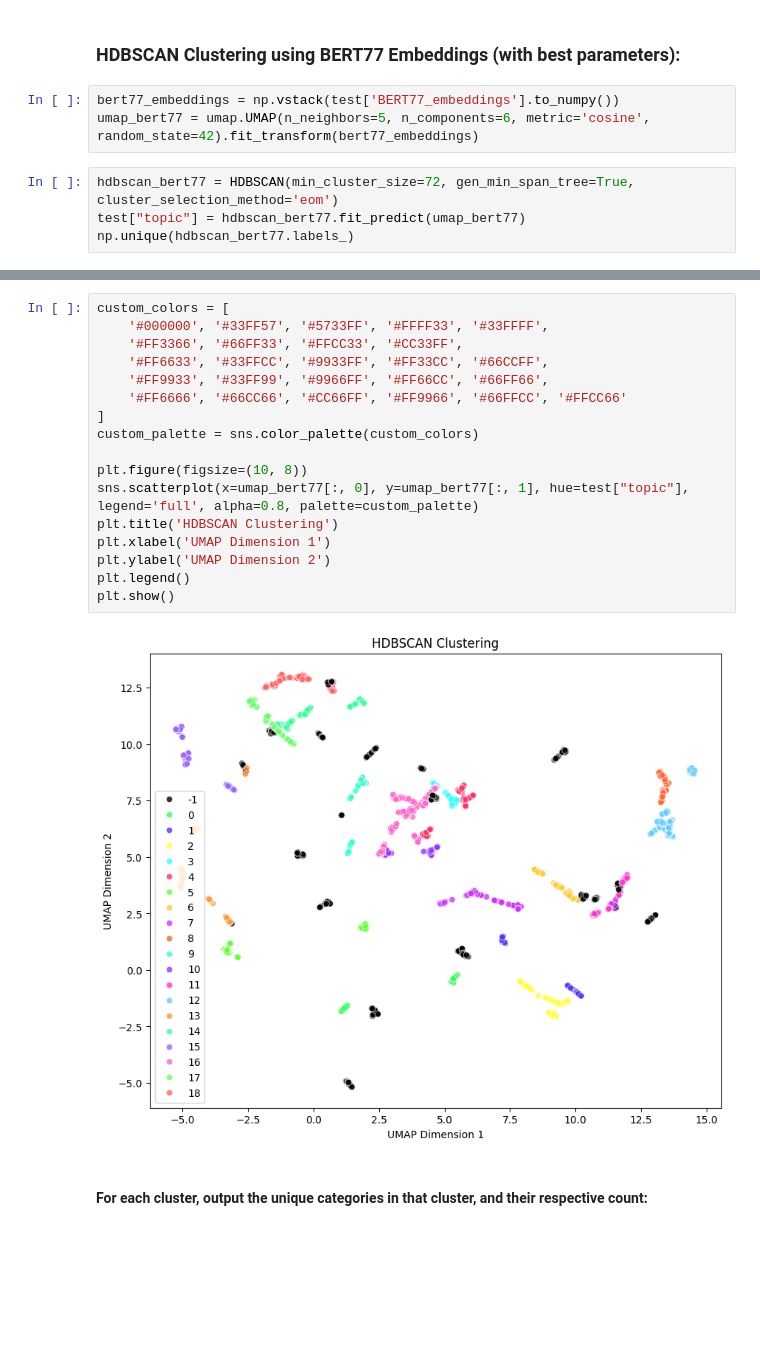
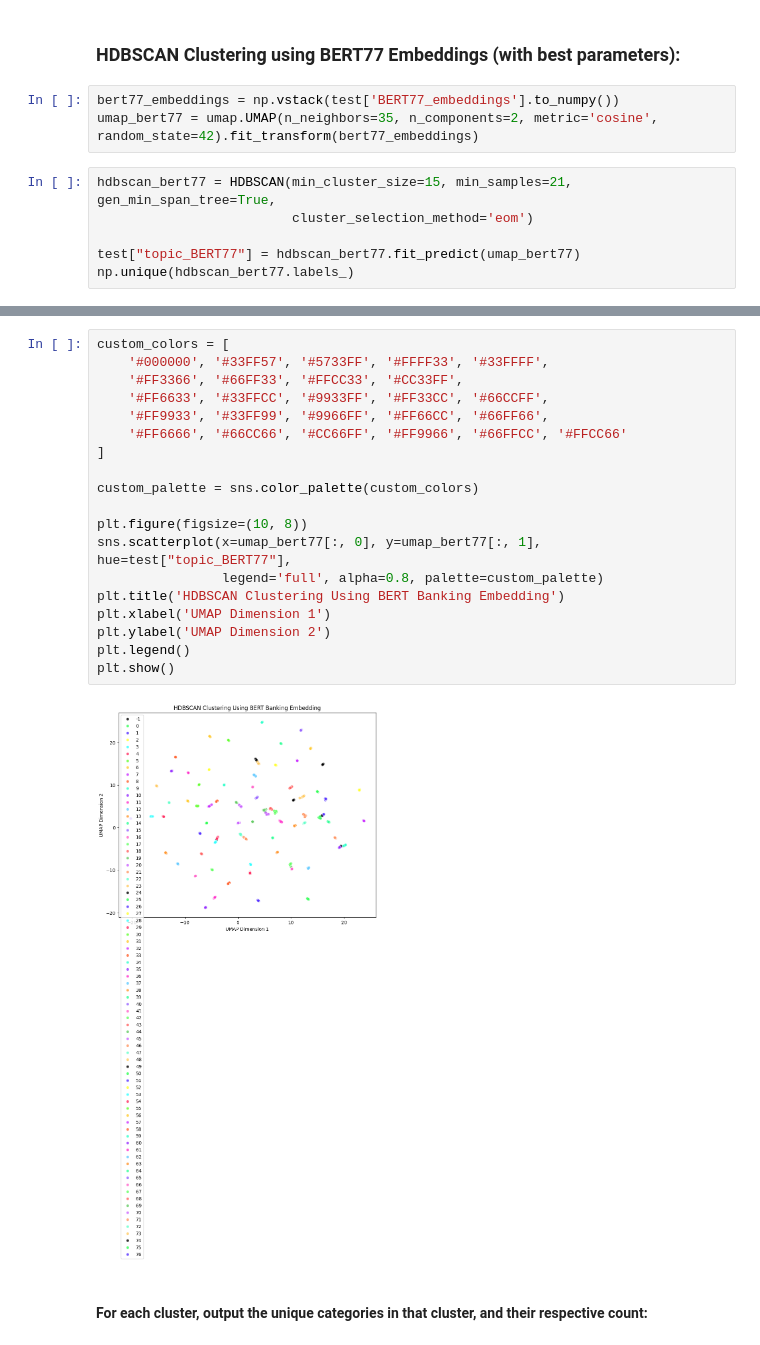
Before and after one commit to adc257/AmEx-Project, a Jupyter notebook: amex_utterance_clusters.ipynb, the cells around one changed output, grey strips where cells are left out. Saved outputs shown, nothing was run; the diff lists cells and outputs as text; blank space fills up the shorter version.

```diff
--- a/amex_utterance_clusters.ipynb
+++ b/amex_utterance_clusters.ipynb
@@ -214,10 +400,12 @@ result_df.sort_values(by='cost')
 ### HDBSCAN Clustering using BERT77 Embeddings (with best parameters):
 # %%
 bert77_embeddings = np.vstack(test['BERT77_embeddings'].to_numpy())
-umap_bert77 = umap.UMAP(n_neighbors=5, n_components=6, metric='cosine', random_state=42).fit_transform(bert77_embeddings)
+umap_bert77 = umap.UMAP(n_neighbors=35, n_components=2, metric='cosine', random_state=42).fit_transform(bert77_embeddings)
 # %%
-hdbscan_bert77 = HDBSCAN(min_cluster_size=72, gen_min_span_tree=True, cluster_selection_method='eom')
-test["topic"] = hdbscan_bert77.fit_predict(umap_bert77)
+hdbscan_bert77 = HDBSCAN(min_cluster_size=15, min_samples=21, gen_min_span_tree=True,
+                         cluster_selection_method='eom')
+
+test["topic_BERT77"] = hdbscan_bert77.fit_predict(umap_bert77)
 np.unique(hdbscan_bert77.labels_)
 # %% [output]
 array([-1,  0,  1,  2,  3,  4,  5,  6,  7,  8,  9, 10, 11, 12, 13, 14, 15,
@@ -225,22 +416,24 @@ array([-1,  0,  1,  2,  3,  4,  5,  6,  7,  8,  9, 10, 11, 12, 13, 14, 15,
 # %%
 custom_colors = [
     '#000000', '#33FF57', '#5733FF', '#FFFF33', '#33FFFF',
     '#FF3366', '#66FF33', '#FFCC33', '#CC33FF',
     '#FF6633', '#33FFCC', '#9933FF', '#FF33CC', '#66CCFF',
     '#FF9933', '#33FF99', '#9966FF', '#FF66CC', '#66FF66',
     '#FF6666', '#66CC66', '#CC66FF', '#FF9966', '#66FFCC', '#FFCC66'
 ]
+
 custom_palette = sns.color_palette(custom_colors)
 
 plt.figure(figsize=(10, 8))
-sns.scatterplot(x=umap_bert77[:, 0], y=umap_bert77[:, 1], hue=test["topic"], legend='full', alpha=0.8, palette=custom_palette)
-plt.title('HDBSCAN Clustering')
+sns.scatterplot(x=umap_bert77[:, 0], y=umap_bert77[:, 1], hue=test["topic_BERT77"],
+                legend='full', alpha=0.8, palette=custom_palette)
+plt.title('HDBSCAN Clustering Using BERT Banking Embedding')
 plt.xlabel('UMAP Dimension 1')
 plt.ylabel('UMAP Dimension 2')
 plt.legend()
 plt.show()
 # %% [output]
-[figure, old version]
+[figure, new version]
 # %% [markdown]
 #### For each cluster, output the unique categories in that cluster, and their respective count:
 # %%
```
Also changed, not shown: parts of 25 cells of this notebook, 1 other file.
